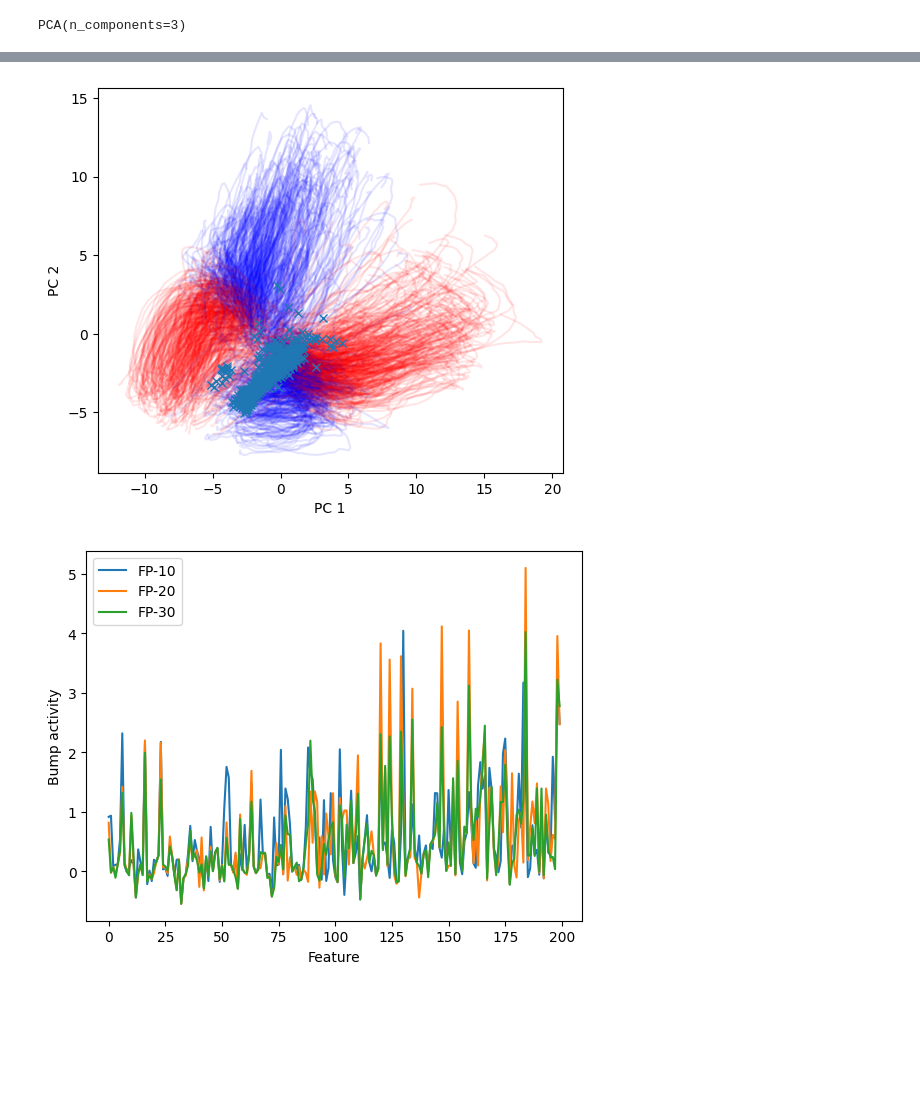
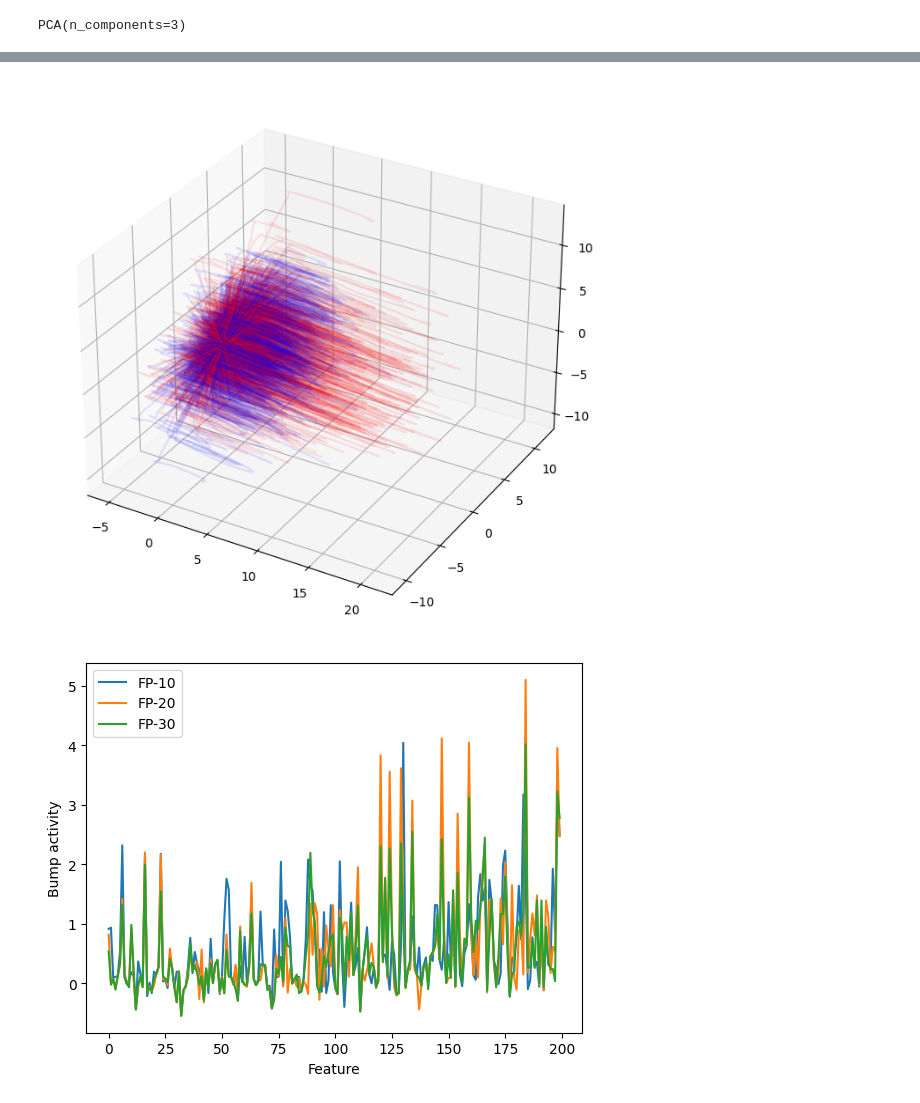
Before and after one commit to xuanyuw/TD-modulation-model, a Jupyter notebook: temp.ipynb, the cells around one changed output, grey strips where cells are left out. Cells and saved outputs as stored; diff of their text form; code cells hidden in the pictures; blank space fills up the shorter version.

```diff
--- a/temp.ipynb
+++ b/temp.ipynb
@@ -96,0 +49,10 @@ sum(all_fp_losses<0.0046)
+# %%
+finder_li = []
+for t in range(45, 70):
+    fp_c_h = n.h[t, :, :]
+    fp_c_synx = n.syn_x[t, :, :]
+    fp_c_synu = n.syn_u[t, :, :]
+    fp_candidates = {'h': fp_c_h, 'syn_x': fp_c_synx, 'syn_u': fp_c_synu}
+    finder = bp.analysis.SlowPointFinder(model, args = (n.neural_input[t, 0, :],), target_vars={'h':model.h, 'syn_x':model.syn_x, 'syn_u':model.syn_u})
+    finder.find_fps_with_gd_method(candidates=fp_candidates, num_batch=500)
+    finder_li.append(finder)
@@ -96,0 +77,9 @@ sum(all_fp_losses<0.0046)
+# %%
+fp_losses_mean = []
+thresh_cnt = []
+for i in range(len(finder_li)):
+    all_fp_losses = list(finder_li[i]._losses)
+    loss_mean = np.mean(all_fp_losses)
+    thresh_cnt.append(sum(np.array(all_fp_losses) < loss_mean))
+    fp_losses_mean.append(loss_mean)
+    finder_li[i].filter_loss(loss_mean)
@@ -96,0 +104,3 @@ sum(all_fp_losses<0.0046)
+# %%
+for i in range(len(finder_li)):
+    finder_li[i].keep_unique()
@@ -102,7 +133,7 @@ fixed_points = finder.fixed_points['h']
 from sklearn.decomposition import PCA
 # m_idx = np.concatenate([range(40, 80), range(120, 160), range(170, 180), range(190, 200)])
 m_idx = np.concatenate([range(40), range(80, 120), range(160, 170), range(180, 190)])
-activity_dict = [normalized_h[45:, i, m_idx] for i in range(normalized_h.shape[1])]
+activity_dict = [normalized_h[:, i, m_idx] for i in range(normalized_h.shape[1])]
 reshaped_h = np.concatenate(activity_dict, axis=0)
 desired_out = n.desired_out
 reshaped_h.shape
@@ -123,25 +154,29 @@ fixed_points.shape
 # %%
+from mpl_toolkits import mplot3d
+%matplotlib inline
 plt.rcdefaults()
 # fig, (ax1, ax2) = plt.subplots(1, 2, sharey=True, sharex=True, figsize=(12, 5))
-fig, ax1 = plt.subplots(1, 1, sharey=True, sharex=True, figsize=(6, 5))
+fig = plt.figure(figsize = (8,8))
+ax = plt.axes(projection='3d')
+
 for i in range(2048):
     activity_pc = pca.transform(activity_dict[i])
     ground_truth = out[i]
     color = 'red' if ground_truth == 0 else 'blue'
-    _ = ax1.plot(activity_pc[:, 0], activity_pc[:, 1], '-', color=color, alpha=0.1)
+    _ = ax.plot3D(activity_pc[:, 0], activity_pc[:, 1], activity_pc[:, 2], '-', color=color, alpha=0.1)
     # if i < 20:
     #     _ = ax2.plot(activity_pc[:, 0], activity_pc[:, 1], '-', color=color)
 
 
 # Fixed points are shown in cross
-fixedpoints_pc = pca.transform(fixed_points[:, m_idx])
-plt.plot(fixedpoints_pc[:, 0], fixedpoints_pc[:, 1], 'x', label='fixed points')
+# fixedpoints_pc = pca.transform(fixed_points[:, m_idx])
+# plt.plot(fixedpoints_pc[:, 0], fixedpoints_pc[:, 1], 'x', label='fixed points')
 
-ax1.set_xlabel('PC 1')
-ax1.set_ylabel('PC 2')
+# ax1.set_xlabel('PC 1')
+# ax1.set_ylabel('PC 2')
 plt.show()
 # %% [output]
-[figure, old version]
+[figure, new version]
 # %%
 def visualize_fixed_points(fps, plot_ids=(0,), xs=None):
   for i in plot_ids:
```
Also changed, not shown: parts of 12 cells of this notebook, 13 other files.
